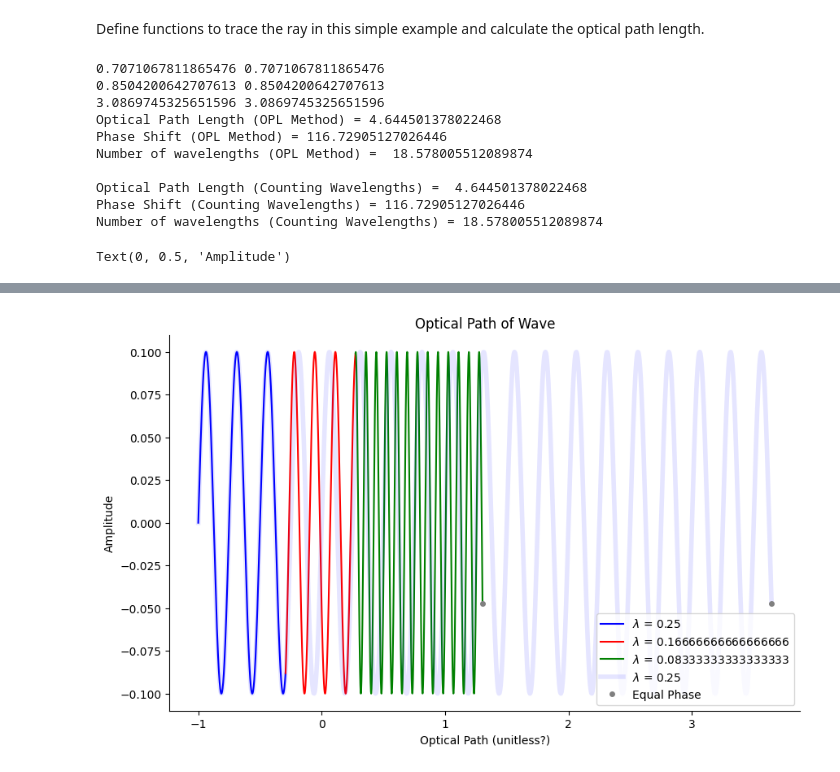
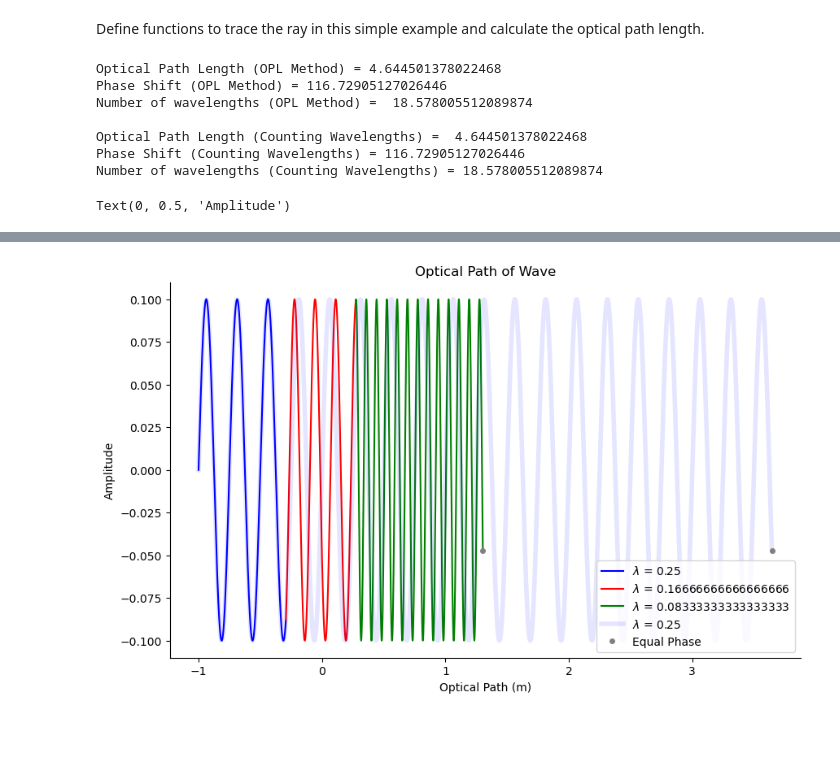
Before and after one commit to AMCLab/TEMGYMAdvanced, a Jupyter notebook: JanghyunCOMAnalysis/simplified_refraction_baseline.ipynb, the cells around one changed output, grey strips where cells are left out. Drawn from its saved outputs; the diff is of its cells as text; code cells hidden in the pictures; blank space fills up the shorter version.

```diff
--- a/JanghyunCOMAnalysis/simplified_refraction_baseline.ipynb
+++ b/JanghyunCOMAnalysis/simplified_refraction_baseline.ipynb
@@ -74,6 +74,7 @@ w01 = 0.25 #Initial wavelength of wave
 n0 = 1
 n1 = 1.5
 n2 = 3
+n3 = 3
 
 #Wavelengths inside each material. Calculated using snell's law.
 w12 = n0/n1*w01
@@ -91,7 +92,7 @@ x_prime01 = 1.0 #Intiial x slope
 
 #Step rays through each medium
 x1, x_prime12, z_pts_rot01, x_pts_rot01, z_pts01, x_pts01, l01, opldz01, oplds01, l_over_w01 = step_ray(x0, x_prime01, z0, z1, n0, n1, w01, 0)
-print(oplds01, opldz01)
+#print(oplds01, opldz01)
 
 plt.figure(figsize = (8, 6))
 plt.plot([z0, z1], [x0, x1], 'k')
@@ -102,7 +103,7 @@ plt.text(z0+0.15, 1.4, f'n = {n0}')
 #We need to use the % symbol to get the remainder for the decimal number of wavelengths
 phase_shift01 = (opldz01 % 1)*2*np.pi/w01
 x2, x_prime23, z_pts_rot12, x_pts_rot12, z_pts12, x_pts12, l12, opldz12, oplds12, l_over_w12 = step_ray(x1, x_prime12, z1, z2, n1, n2, w12, phase_shift01)
-print(oplds12, opldz12)
+#print(oplds12, opldz12)
 
 plt.plot([z1, z2], [x1, x2], 'k')
 plt.plot(z1+z_pts_rot12, x1+x_pts_rot12, 'r', label = f'$\lambda$ = {w12}')
@@ -111,7 +112,7 @@ plt.text(z1+0.1, 1.4, f'n = {n1}')
 
 phase_shift12 = (opldz01 % 1)*2*np.pi/w01 + (opldz12 % 1)*2*np.pi/w01
 x3, x_prime34, z_pts_rot23, x_pts_rot23, z_pts23, x_pts23, l23, opldz23, oplds23, l_over_w23 = step_ray(x2, x_prime23, z2, z3, n2, n3, w23, phase_shift12)
-print(oplds23, opldz23)
+#print(oplds23, opldz23)
 
 plt.plot([z2, z3], [x2, x3], 'k')
 plt.plot(z2+z_pts_rot23, x2+x_pts_rot23, 'g', label = f'$\lambda$ = {w23}')
@@ -150,35 +151,34 @@ for the actual case.
 l_over_w_total = l_over_w01 + l_over_w12 + l_over_w23
 
 print('Optical Path Length (Counting Wavelengths) = ', l_over_w_total*w01)
 print('Phase Shift (Counting Wavelengths) =', l_over_w_total*2*np.pi) #convert to radian
 print('Number of wavelengths (Counting Wavelengths) =', l_over_w_total)
 
 plt.figure(figsize = (10, 6))
 plt.plot(z0 + z_pts01, x_pts01, 'b', label = f'$\lambda$ = {w01}')
 plt.plot(z0+l01+z_pts12, x_pts12, 'r', label = f'$\lambda$ = {w12}')
 plt.plot(z0+l01+l12+ z_pts23, x_pts23, 'g', label = f'$\lambda$ = {w23}')
+
 z_orig = np.linspace(z0, z0+opl_total, 1000)
 x_orig = 0.1*np.sin(2 * np.pi / w01  * (z_orig))
+
 plt.plot(z_orig, x_orig, 'b', alpha = 0.1, linewidth = 4, label = f'$\lambda$ = {w01}')
 plt.plot([z0+l01+l12+z_pts23[-1], z_orig[-1]], [x_pts23[-1], x_orig[-1]], 'o', color = 'gray', markersize = 4, label = 'Equal Phase')
 plt.legend(loc = 'lower right')
 ax = plt.gca()
 ax.spines[['right', 'top']].set_visible(False)
 
 plt.title('Optical Path of Wave')
-plt.xlabel('Optical Path (unitless?)')
+plt.xlabel('Optical Path (m)')
 plt.ylabel('Amplitude')
 # %% [output]
-0.7071067811865476 0.7071067811865476
-0.8504200642707613 0.8504200642707613
-3.0869745325651596 3.0869745325651596
 Optical Path Length (OPL Method) = 4.644501378022468
 Phase Shift (OPL Method) = 116.72905127026446
 Number of wavelengths (OPL Method) =  18.578005512089874
 
 Optical Path Length (Counting Wavelengths) =  4.644501378022468
 Phase Shift (Counting Wavelengths) = 116.72905127026446
 Number of wavelengths (Counting Wavelengths) = 18.578005512089874
 Text(0, 0.5, 'Amplitude')
 [figure]
-[figure, old version]
+[figure, new version]
```
Also changed, not shown: 1 other file.
